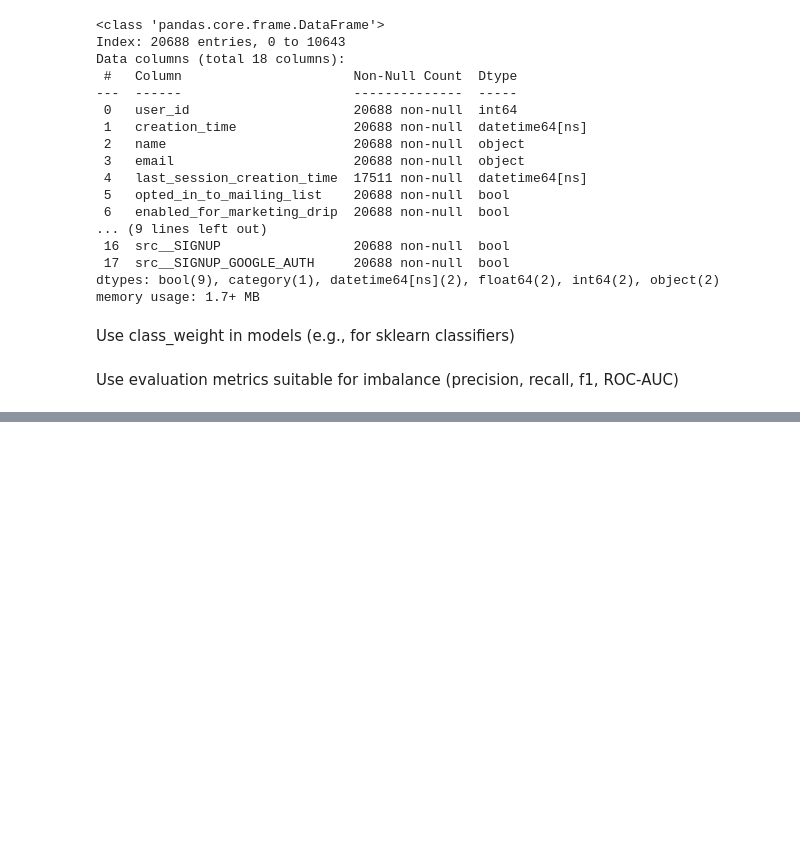
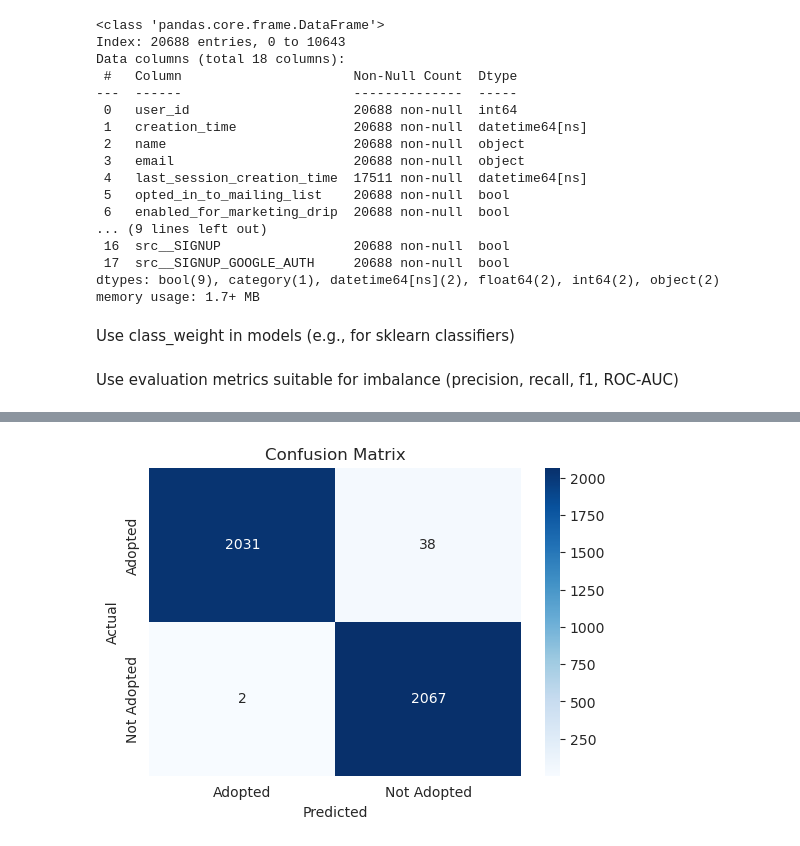
Before and after one commit to ds-edu/ml-classif-churn-relax, a Jupyter notebook: churn_prediction.ipynb, the cells around one changed output, grey strips where cells are left out. Cells and saved outputs as stored; diff of their text form; code cells hidden in the pictures; blank space fills up the shorter version.

```diff
--- a/churn_prediction.ipynb
+++ b/churn_prediction.ipynb
@@ -354,2 +377,8 @@ Use class_weight in models (e.g., for sklearn classifiers)
 # %% [markdown]
 Use evaluation metrics suitable for imbalance (precision, recall, f1, ROC-AUC)
+# %%
+smbo_best =  space_eval(space, smbo)
+best_loss = min(trials.losses())
+
+print('Best loss: ', best_loss)
+print("Best hyperparameters: ", smbo_best)
@@ -355,0 +388,7 @@ Use evaluation metrics suitable for imbalance (precision, recall, f1, ROC-AUC)
+# %%
+# Rebuild the model using the best hyperparamerters feats
+
+clf = RandomForestClassifier(**smbo_best, random_state=random_seed, class_weight='balanced')
+clf.fit(X_train, y_train)
+y_pred = clf.predict(X_test)
+y_proba = clf.predict_proba(X_test)
@@ -355,0 +452,13 @@ Use evaluation metrics suitable for imbalance (precision, recall, f1, ROC-AUC)
+# %%
+cnf_matrix = confusion_matrix(y_test, y_pred)
+
+import seaborn as sns
+import matplotlib.pyplot as plt
+plt.figure(figsize=(6, 4))
+sns.heatmap(cnf_matrix, annot=True, fmt='d', cmap='Blues', xticklabels=['Adopted', 'Not Adopted'], yticklabels=['Adopted', 'Not Adopted'])
+plt.xlabel('Predicted')
+plt.ylabel('Actual')
+plt.title('Confusion Matrix')
+plt.show()
+# %% [output]
+[figure, added]
```
Also changed, not shown: parts of 9 cells of this notebook.
